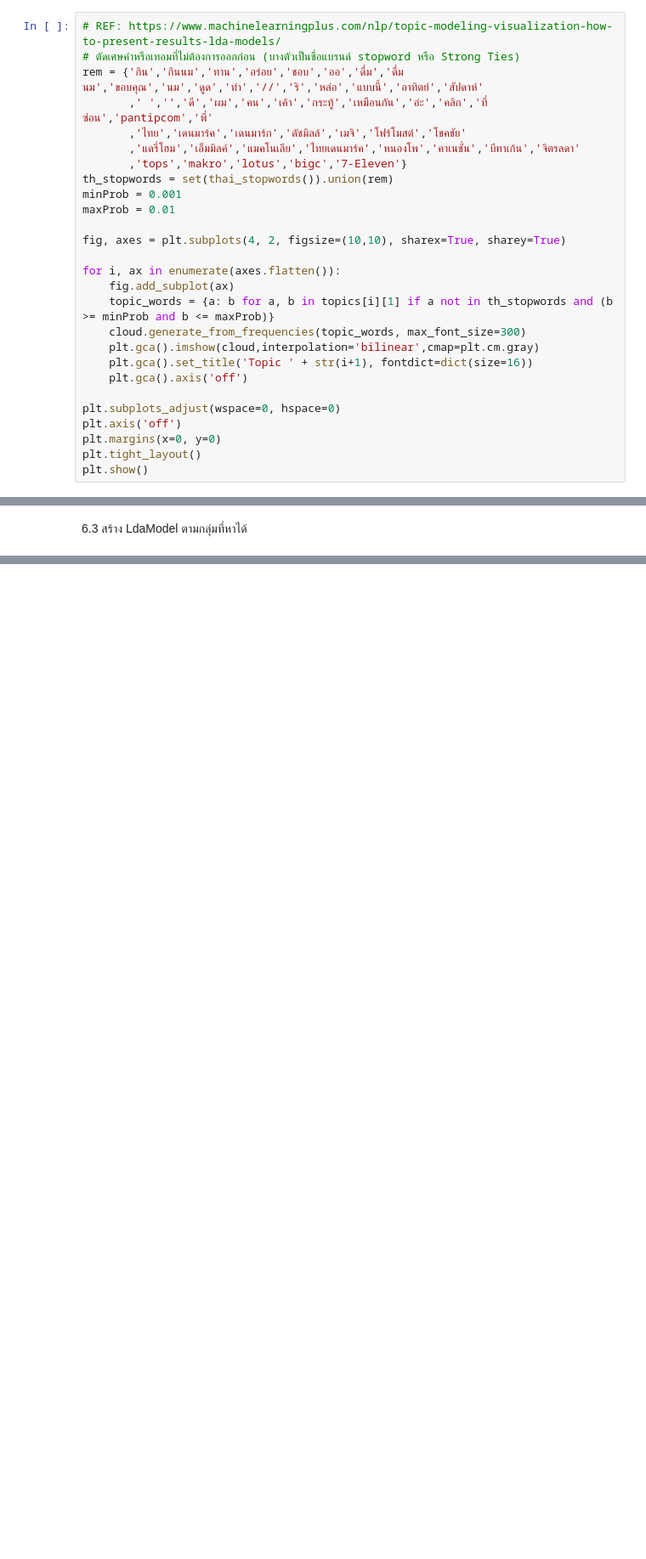
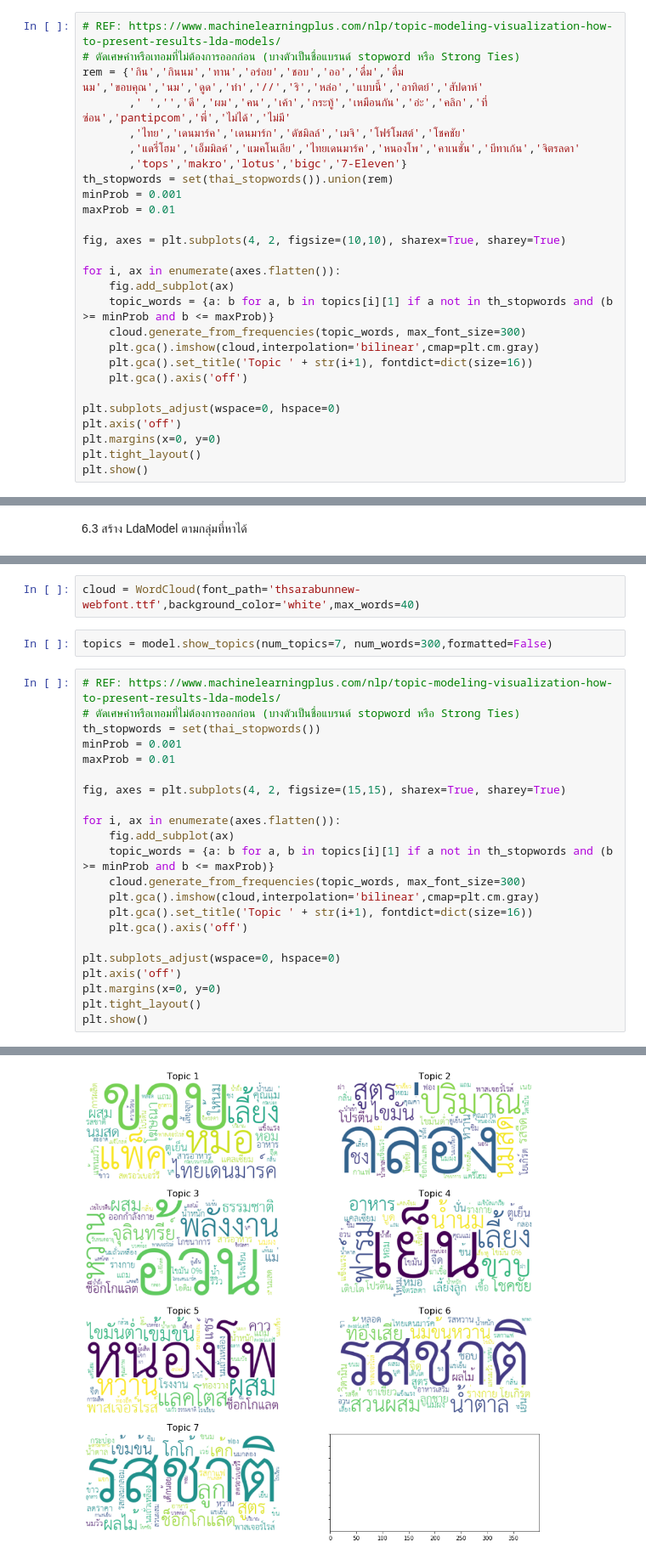
Before and after one commit to pacharapol4066/Product-Position-SNA, a Jupyter notebook: TFIDF_LDAVis.ipynb, the cells around one changed output, grey strips where cells are left out. Shown at 85% size. Cells and saved outputs as stored; diff of their text form; blank space fills up the shorter version.

Commit message:
Reduce words

```diff
--- a/TFIDF_LDAVis.ipynb
+++ b/TFIDF_LDAVis.ipynb
@@ -181,7 +156,7 @@ topics = model.show_topics(num_topics=8, num_words=300,formatted=False)
 # REF: https://www.machinelearningplus.com/nlp/topic-modeling-visualization-how-to-present-results-lda-models/
 # ตัดเศษคำหรือเทอมที่ไม่ต้องการออกก่อน (บางตัวเป็นชื่อแบรนด์ stopword หรือ Strong Ties)
 rem = {'กิน','กินนม','ทาน','อร่อย','ชอบ','ออ','ดื่ม','ดื่มนม','ขอบคุณ','นม','ดูด','ทำ','//','ริ','หล่อ','แบบนี้','อาทิตย์','สัปดาห์'
-       ,' ','','ดี','ผม','คน','เค้า','กระทู้','เหมือนกัน','อ่ะ','คลิก','ที่ซ่อน','pantipcom','พี่'
+       ,' ','','ดี','ผม','คน','เค้า','กระทู้','เหมือนกัน','อ่ะ','คลิก','ที่ซ่อน','pantipcom','พี่','ไม่ได้','ไม่มี'
        ,'ไทย','เดนมาร์ค','เดนมาร์ก','ดัชมิลล์','เมจิ','โฟร์โมสต์','โชคชัย'
        ,'แดรี่โฮม','เอ็มมิลค์','แมคโนเลีย','ไทยเดนมาร์ค','หนองโพ','คาเนชั่น','บีทาเก้น','จิตรลดา'
        ,'tops','makro','lotus','bigc','7-Eleven'}
@@ -351,0 +373,27 @@ df_join_url['token_text_reduce'] = df_join_url['token_text'].apply(lambda x: red
+# %%
+cloud = WordCloud(font_path='thsarabunnew-webfont.ttf',background_color='white',max_words=40)
+# %%
+topics = model.show_topics(num_topics=7, num_words=300,formatted=False)
+# %%
+# REF: https://www.machinelearningplus.com/nlp/topic-modeling-visualization-how-to-present-results-lda-models/
+# ตัดเศษคำหรือเทอมที่ไม่ต้องการออกก่อน (บางตัวเป็นชื่อแบรนด์ stopword หรือ Strong Ties)
+th_stopwords = set(thai_stopwords())
+minProb = 0.001
+maxProb = 0.01
+
+fig, axes = plt.subplots(4, 2, figsize=(15,15), sharex=True, sharey=True)
+
+for i, ax in enumerate(axes.flatten()):
+    fig.add_subplot(ax)
+    topic_words = {a: b for a, b in topics[i][1] if a not in th_stopwords and (b >= minProb and b <= maxProb)}
+    cloud.generate_from_frequencies(topic_words, max_font_size=300)
+    plt.gca().imshow(cloud,interpolation='bilinear',cmap=plt.cm.gray)
+    plt.gca().set_title('Topic ' + str(i+1), fontdict=dict(size=16))
+    plt.gca().axis('off')
+
+plt.subplots_adjust(wspace=0, hspace=0)
+plt.axis('off')
+plt.margins(x=0, y=0)
+plt.tight_layout()
+plt.show()
+# %% [output]
@@ -352 +401,2 @@ df_join_url['token_text_reduce'] = df_join_url['token_text'].apply(lambda x: red
+[figure, added]
 # %%
```
Also changed, not shown: parts of 13 cells of this notebook, 1 other file.
